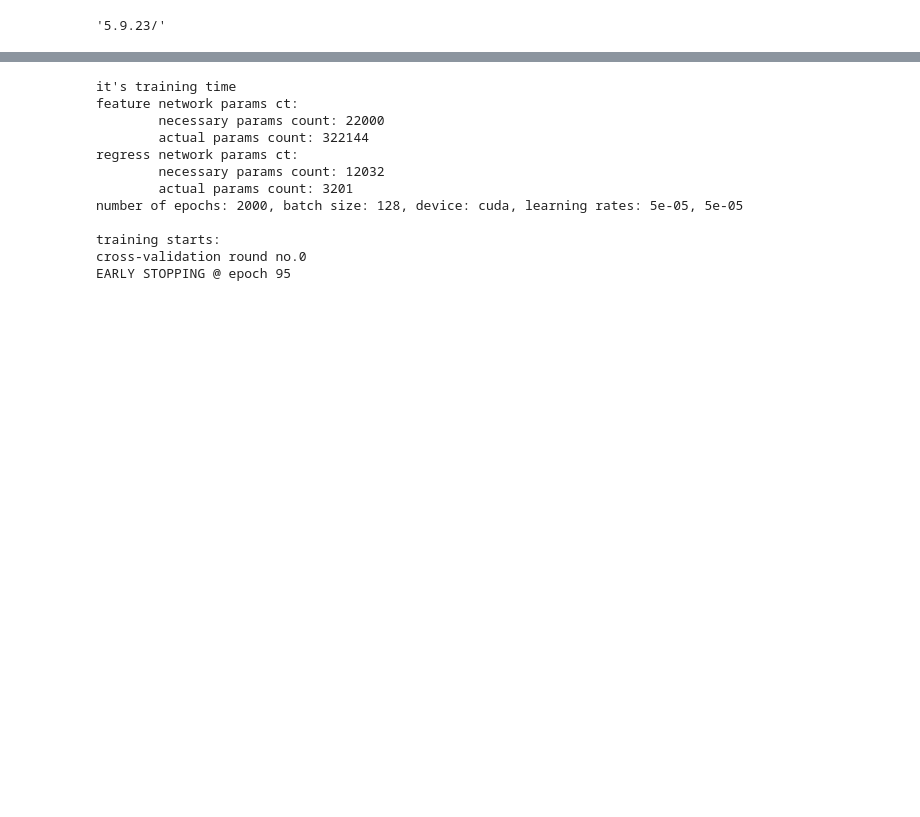
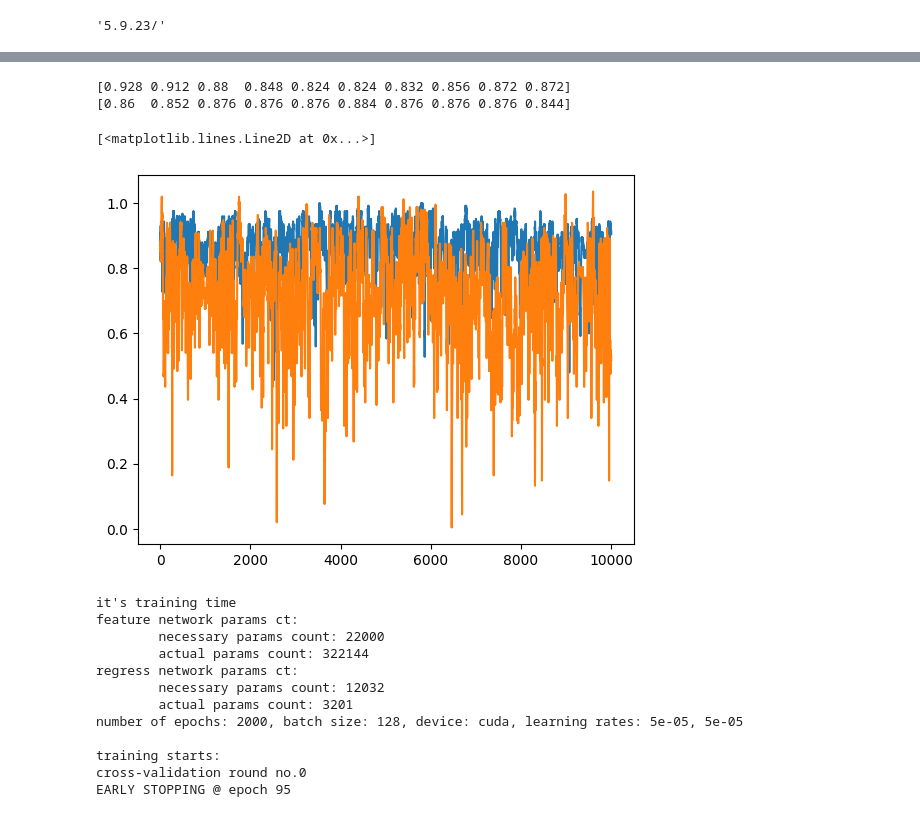
Before and after one commit to JasonLiu2024/Meta-Learning, a Jupyter notebook: CV_siamese_v4.ipynb, the cells around one changed output, grey strips where cells are left out. Drawn from its saved outputs; the diff is of its cells as text; code cells hidden in the pictures; blank space fills up the shorter version.

Commit message:
better code for data-loading!

```diff
--- a/CV_siamese_v4.ipynb
+++ b/CV_siamese_v4.ipynb
@@ -69,0 +22,15 @@ output dimension is:  1
+# %%
+import numpy as np
+from data import data_file_dictionary as dfd
+from data_accesor import get_raw_data
+print("LOADING RAW DATA_____________________________________")
+raw_input_1, raw_label_1 = get_raw_data(
+    dfd['temperature']['folder for data'], "temperature")
+raw_input_2, raw_label_2 = get_raw_data(
+    dfd['pressure']['folder for data'], "pressure")
+print("LOADING RAW INDICES__________________________________")
+from data_accesor import get_cross_validation_indices
+train_indices_1, valid_indices_1, test_indices_1 = get_cross_validation_indices(
+    dfd['temperature']['folder for indices'], "temperature")
+train_indices_2, valid_indices_2, test_indices_2 = get_cross_validation_indices(
+    dfd['pressure']['folder for indices'], "pressure")
@@ -70,3 +59,14 @@ output dimension is:  1
+# %%
+import matplotlib.pyplot as plt
+print(raw_input_1[0][0:10])
+plt.plot(raw_input_1[0])
+print(raw_input_2[0][0:10])
+plt.plot(raw_input_2[0])
+# %% [output]
+[0.928 0.912 0.88  0.848 0.824 0.824 0.832 0.856 0.872 0.872]
+[0.86  0.852 0.876 0.876 0.876 0.884 0.876 0.876 0.876 0.844]
+[<matplotlib.lines.Line2D at 0x...>]
+[figure, added]
 # %%
 # how many parameters?
 #   "a very simple two-layer ReLU network with p = 2n + d parameters
```
Also changed, not shown: parts of 6 cells of this notebook, 5 other files.
